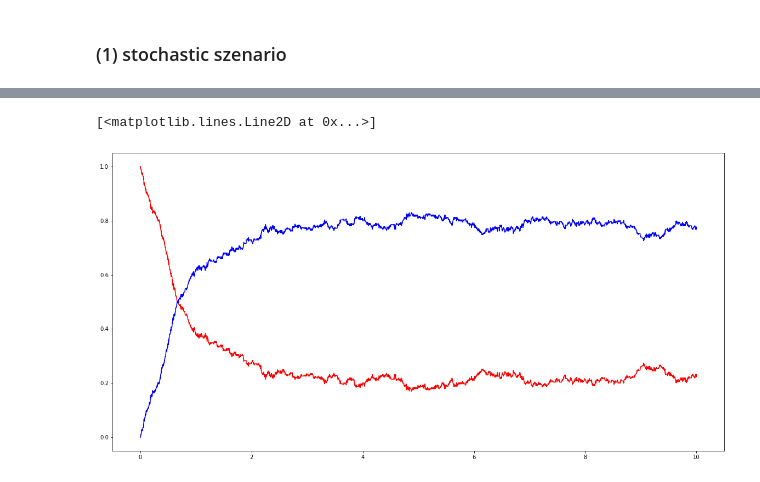
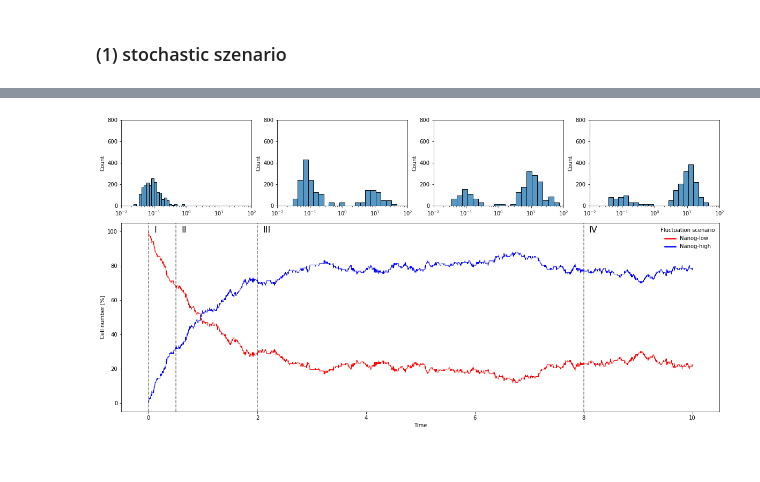
Before and after one commit to martinfg/modelling-nanog-variability, a Jupyter notebook: notebook.ipynb, the cells around one changed output, grey strips where cells are left out. Saved outputs shown, nothing was run; the diff lists cells and outputs as text; code cells hidden in the pictures.

```diff
--- a/notebook.ipynb
+++ b/notebook.ipynb
@@ -611,6 +641,0 @@ n_low_percentages = np.asarray([_t[_t <= hi_lo_thresh].shape[0] / num_n_low_cell
-# %%
-plt.plot(np.linspace(0, 10, num=n_low_percentages.shape[0]), n_low_percentages, 'r-')
-plt.plot(np.linspace(0, 10, num=n_low_percentages.shape[0]), 1 - n_low_percentages, 'b-')
-# %% [output]
-[<matplotlib.lines.Line2D at 0x...>]
-[figure, removed]
@@ -643,0 +645,5 @@ def plt_timecourse(data, x_max, sample_times, title):
+# %%
+# plot results
+plt_timecourse(t_course_n_low, 10, sample_time_points, 'Fluctuation scenario')
+# %% [output]
+[figure, added]
```
Also changed, not shown: parts of 39 cells of this notebook.
